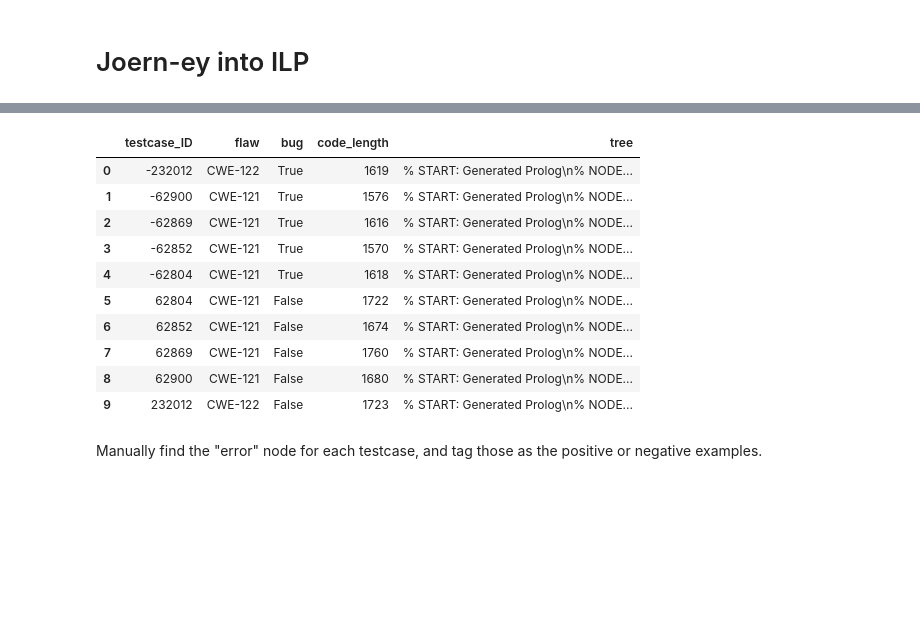
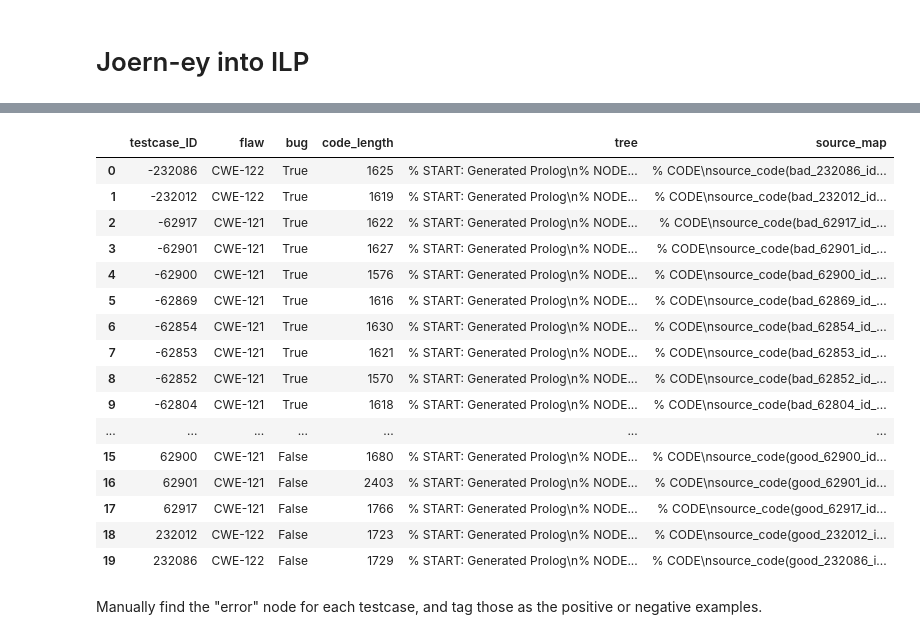
Before and after one commit to dj311/uob-summer-project, a Jupyter notebook: code/Another Joern-ey into progol.ipynb, the cells around one changed output, grey strips where cells are left out. Cells and saved outputs as stored; diff of their text form; code cells hidden in the pictures; blank space fills up the shorter version.

```diff
--- a/code/Another Joern-ey into progol.ipynb
+++ b/code/Another Joern-ey into progol.ipynb
@@ -21,19 +30,25 @@ ilp_data
 # %%
-prolog = pd.read_csv("../data/ilp_prolog_data_withREF.csv.gz")
+prolog = pd.read_csv("../data/ilp_prolog_data.csv.gz")
 prolog = prolog.drop("Unnamed: 0", axis=1)
 prolog
 # %% [output]
-|  | testcase_ID | flaw | bug | code_length | tree |
-| 0 | -232012 | CWE-122 | True | 1619 | % START: Generated Prolog\n% NODE... |
-| 1 | -62900 | CWE-121 | True | 1576 | % START: Generated Prolog\n% NODE... |
-| 2 | -62869 | CWE-121 | True | 1616 | % START: Generated Prolog\n% NODE... |
-| 3 | -62852 | CWE-121 | True | 1570 | % START: Generated Prolog\n% NODE... |
-| 4 | -62804 | CWE-121 | True | 1618 | % START: Generated Prolog\n% NODE... |
-| 5 | 62804 | CWE-121 | False | 1722 | % START: Generated Prolog\n% NODE... |
-| 6 | 62852 | CWE-121 | False | 1674 | % START: Generated Prolog\n% NODE... |
-| 7 | 62869 | CWE-121 | False | 1760 | % START: Generated Prolog\n% NODE... |
-| 8 | 62900 | CWE-121 | False | 1680 | % START: Generated Prolog\n% NODE... |
-| 9 | 232012 | CWE-122 | False | 1723 | % START: Generated Prolog\n% NODE... |
+|  | testcase_ID | flaw | bug | code_length | tree | source_map |
+| 0 | -232086 | CWE-122 | True | 1625 | % START: Generated Prolog\n% NODE... | % CODE\nsource_code(bad_232086_id... |
+| 1 | -232012 | CWE-122 | True | 1619 | % START: Generated Prolog\n% NODE... | % CODE\nsource_code(bad_232012_id... |
+| 2 | -62917 | CWE-121 | True | 1622 | % START: Generated Prolog\n% NODE... | % CODE\nsource_code(bad_62917_id_... |
+| 3 | -62901 | CWE-121 | True | 1627 | % START: Generated Prolog\n% NODE... | % CODE\nsource_code(bad_62901_id_... |
+| 4 | -62900 | CWE-121 | True | 1576 | % START: Generated Prolog\n% NODE... | % CODE\nsource_code(bad_62900_id_... |
+| 5 | -62869 | CWE-121 | True | 1616 | % START: Generated Prolog\n% NODE... | % CODE\nsource_code(bad_62869_id_... |
+| 6 | -62854 | CWE-121 | True | 1630 | % START: Generated Prolog\n% NODE... | % CODE\nsource_code(bad_62854_id_... |
+| 7 | -62853 | CWE-121 | True | 1621 | % START: Generated Prolog\n% NODE... | % CODE\nsource_code(bad_62853_id_... |
+| 8 | -62852 | CWE-121 | True | 1570 | % START: Generated Prolog\n% NODE... | % CODE\nsource_code(bad_62852_id_... |
+| 9 | -62804 | CWE-121 | True | 1618 | % START: Generated Prolog\n% NODE... | % CODE\nsource_code(bad_62804_id_... |
+| ... | ... | ... | ... | ... | ... | ... |
+| 15 | 62900 | CWE-121 | False | 1680 | % START: Generated Prolog\n% NODE... | % CODE\nsource_code(good_62900_id... |
+| 16 | 62901 | CWE-121 | False | 2403 | % START: Generated Prolog\n% NODE... | % CODE\nsource_code(good_62901_id... |
+| 17 | 62917 | CWE-121 | False | 1766 | % START: Generated Prolog\n% NODE... | % CODE\nsource_code(good_62917_id... |
+| 18 | 232012 | CWE-122 | False | 1723 | % START: Generated Prolog\n% NODE... | % CODE\nsource_code(good_232012_i... |
+| 19 | 232086 | CWE-122 | False | 1729 | % START: Generated Prolog\n% NODE... | % CODE\nsource_code(good_232086_i... |
 # %%
 good_examples = prolog[prolog['bug'] == False]
 bad_examples = prolog[prolog['bug'] == True]
```
Also changed, not shown: parts of 16 cells of this notebook.
